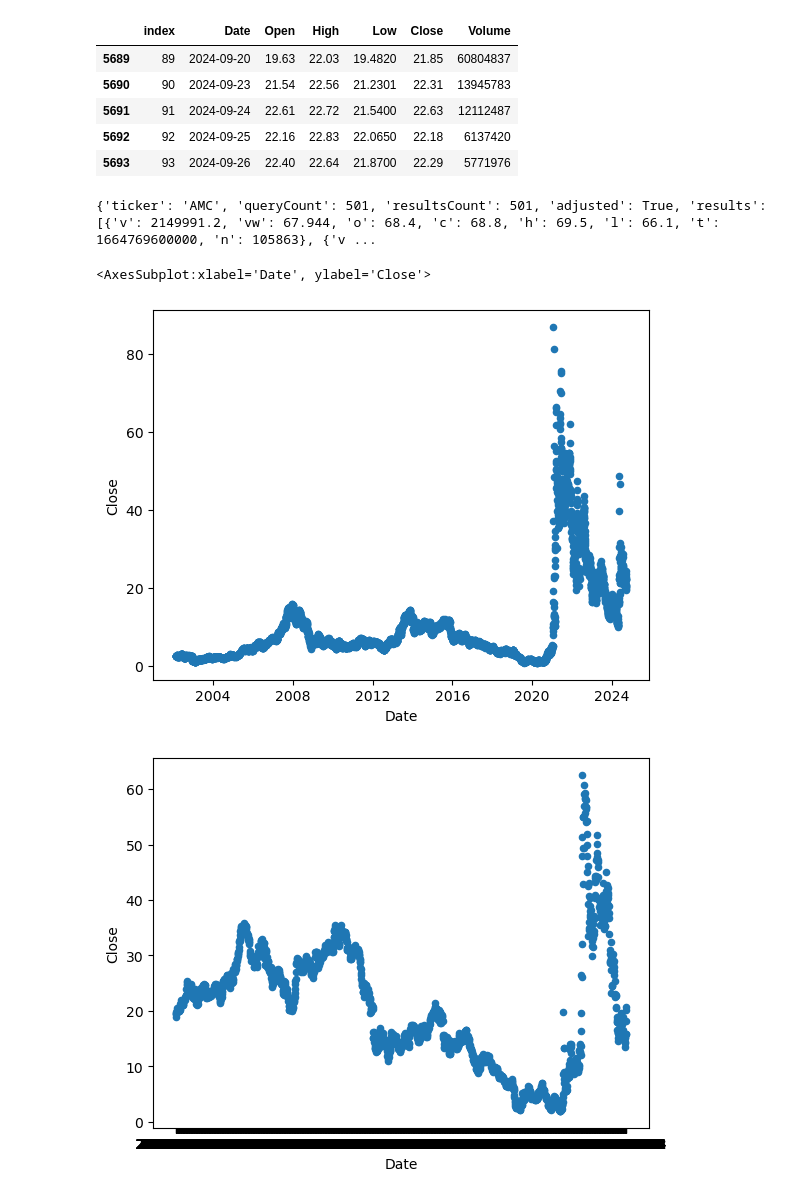
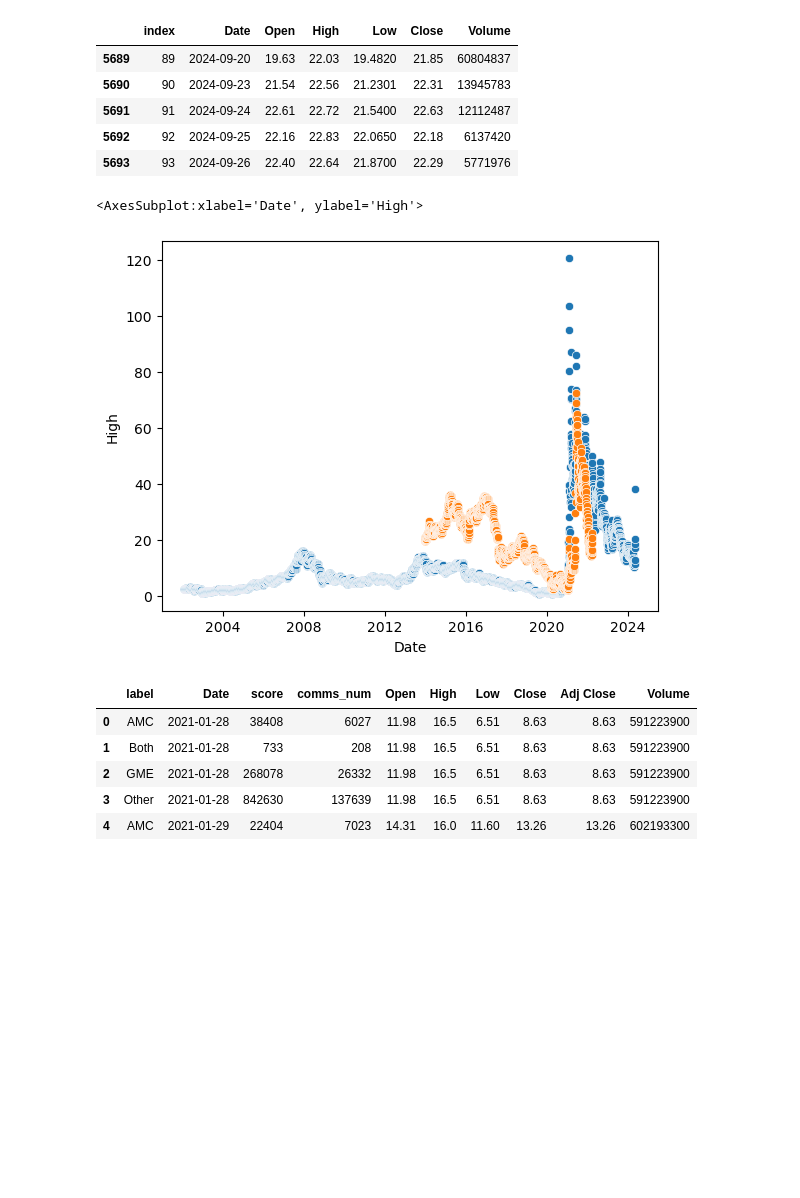
Before and after one commit to Rain0rShine/Artificial-Intelligence, a Jupyter notebook: Semester 1/Stocks/Stocks.ipynb, the cells around one changed output. Drawn from its saved outputs; the diff is of its cells as text; code cells hidden in the pictures; blank space fills up the shorter version.

```diff
--- a/Semester 1/Stocks/Stocks.ipynb
+++ b/Semester 1/Stocks/Stocks.ipynb
@@ -268,15 +269,14 @@ url = 'https://api.polygon.io/v2/aggs/ticker/AMC/range/1/day/2020-01-01/2024-09-
 r = requests.get(url)
 data = r.json()
 
-print(data)
+# print(data)
-# %% [output]
-{'ticker': 'AMC', 'queryCount': 501, 'resultsCount': 501, 'adjusted': True, 'results': [{'v': 2149991.2, 'vw': 67.944, 'o': 68.4, 'c': 68.8, 'h': 69.5, 'l': 66.1, 't': 1664769600000, 'n': 105863}, {'v ...
 # %%
 amc = pd.read_csv("AMC.csv")
+# %%
+amc["Date"] = pd.to_datetime(amc["Date"])
 # %%
-result.plot.scatter(x ='Date', y= 'High', s=None, c=None)
-amc.plot.scatter(x ='Date', y= 'High', s=None, c=None)
+sns.scatterplot(data= gme, x="Date", y="High")
+sns.scatterplot(data=amc, x="Date", y="High")
 # %% [output]
-<AxesSubplot:xlabel='Date', ylabel='Close'>
+<AxesSubplot:xlabel='Date', ylabel='High'>
-[figure, old version]
+[figure, new version]
-[figure, removed]
@@ -282,0 +291,9 @@ amc.plot.scatter(x ='Date', y= 'High', s=None, c=None)
+# %%
+merged_amc.head()
+# %% [output]
+|  | label | Date | score | comms_num | Open | High | Low | Close | Adj Close | Volume |
+| 0 | AMC | 2021-01-28 | 38408 | 6027 | 11.98 | 16.5 | 6.51 | 8.63 | 8.63 | 591223900 |
+| 1 | Both | 2021-01-28 | 733 | 208 | 11.98 | 16.5 | 6.51 | 8.63 | 8.63 | 591223900 |
+| 2 | GME | 2021-01-28 | 268078 | 26332 | 11.98 | 16.5 | 6.51 | 8.63 | 8.63 | 591223900 |
+| 3 | Other | 2021-01-28 | 842630 | 137639 | 11.98 | 16.5 | 6.51 | 8.63 | 8.63 | 591223900 |
+| 4 | AMC | 2021-01-29 | 22404 | 7023 | 14.31 | 16.0 | 11.60 | 13.26 | 13.26 | 602193300 |
```
Also changed, not shown: parts of 11 cells of this notebook, 2 other files.
